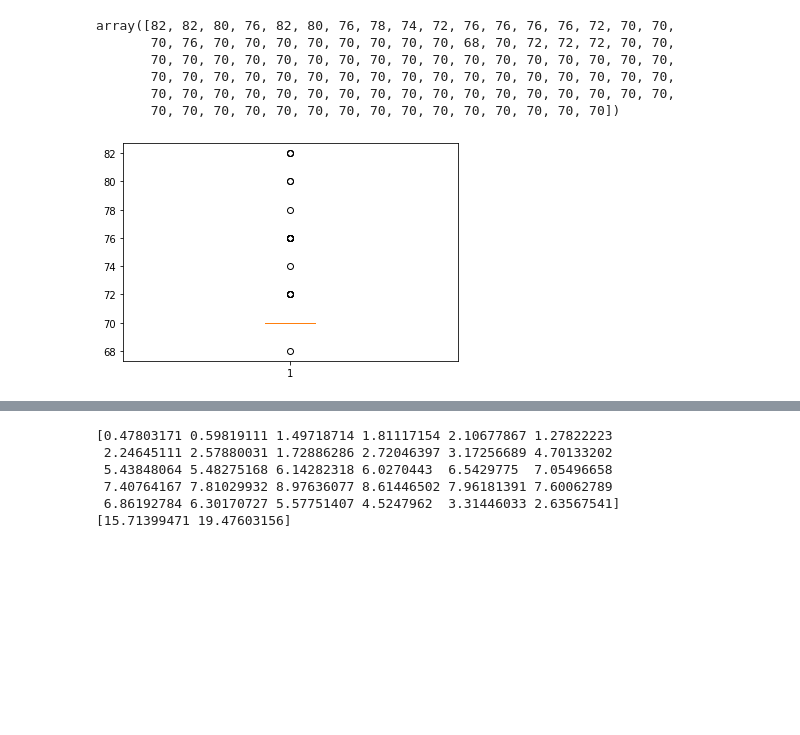
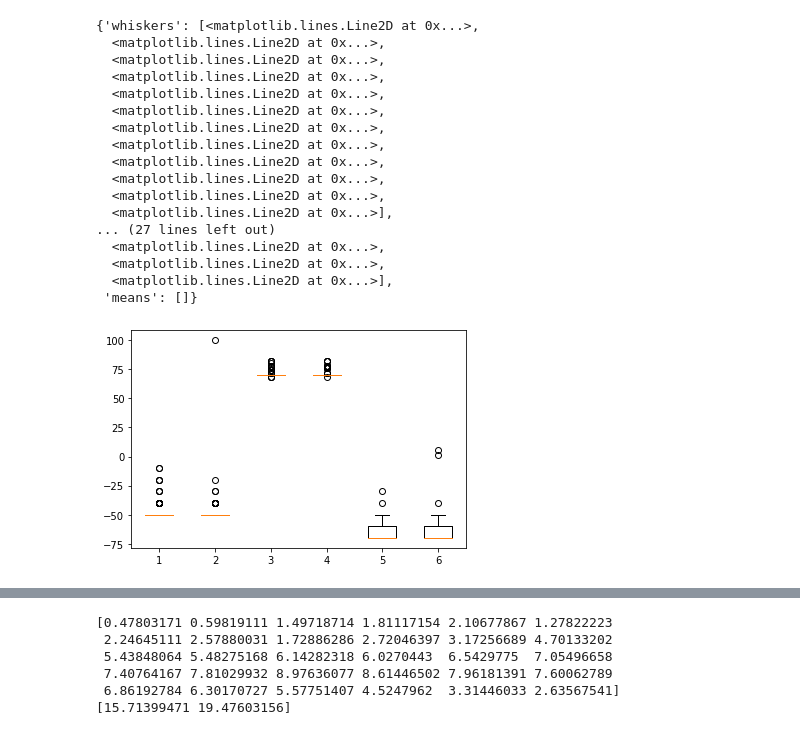
Before and after one commit to laurensjdv/evoman_framework, a Jupyter notebook: exp.ipynb, the cells around one changed output, grey strips where cells are left out. Drawn from its saved outputs; the diff is of its cells as text; code cells hidden in the pictures; blank space fills up the shorter version.

```diff
--- a/exp.ipynb
+++ b/exp.ipynb
@@ -73,0 +121,2 @@ Gen 29 - Best: 87.59342407327507 - Mean: 57.51613553642093
+# %%
+results_b, pops_b, envs_b = get_results(run_base_algo)
@@ -93,27 +182,53 @@ for i in [1,2,3]:
 # %%
 from optimization_dummy import evaluate_gain
 
 #fit_pop1 = np.array([evaluate(envs[enemy], pops[1]) for enemy in [1,2,3]])
-gain_pop1 = evaluate_gain(envs[2], pops[2])
+#gain_pop1 = evaluate_gain(envs[2], pops[2])
 # fit_pop2 = [evaluate(envs[enemy], pops[3]) for enemy in [1,2,3]]
 
 # print(np.mean(fit_pop1, axis= 1))
 # # print(fit_pop1)
 
 # plt.figure()
 # plt.bar([1,2,3], np.mean(fit_pop1, axis= 1))
 # plt.xticks([1,2,3], ['enemy 1', 'enemy 2', 'enemy 3'])
 # plt.ylabel('Fitness')
 # plt.title('Fitness for each enemy')
 
+pops_d[2]
 plt.figure()
-plt.boxplot(gain_pop1)
-gain_pop1
+gains = []
+
+
+for i in [1,2,4]:
+    gain_d = np.zeros(100,)
+    gain_b = np.zeros(100,)
+    for _ in range(5):
+        gain_d += evaluate_gain(envs_d[i], pops_d[i])
+        gain_b += evaluate_gain(envs_b[i], pops_b[i])
+    gains.append(gain_b/5)
+    gains.append(gain_d/5)
+
+plt.boxplot(gains)
+
+# evaluate_gain(envs_d[1], pops_d[1]).shape
+#plt.boxplot((evaluate_gain(envs_d[i], pops_d[i]) + evaluate_gain(envs_d[i], pops_d[i]))/5)
 # %% [output]
-array([82, 82, 80, 76, 82, 80, 76, 78, 74, 72, 76, 76, 76, 76, 72, 70, 70,
-       70, 76, 70, 70, 70, 70, 70, 70, 70, 70, 68, 70, 72, 72, 72, 70, 70,
-       70, 70, 70, 70, 70, 70, 70, 70, 70, 70, 70, 70, 70, 70, 70, 70, 70,
-       70, 70, 70, 70, 70, 70, 70, 70, 70, 70, 70, 70, 70, 70, 70, 70, 70,
-       70, 70, 70, 70, 70, 70, 70, 70, 70, 70, 70, 70, 70, 70, 70, 70, 70,
-       70, 70, 70, 70, 70, 70, 70, 70, 70, 70, 70, 70, 70, 70, 70])
+{'whiskers': [<matplotlib.lines.Line2D at 0x...>,
+  <matplotlib.lines.Line2D at 0x...>,
+  <matplotlib.lines.Line2D at 0x...>,
+  <matplotlib.lines.Line2D at 0x...>,
+  <matplotlib.lines.Line2D at 0x...>,
+  <matplotlib.lines.Line2D at 0x...>,
+  <matplotlib.lines.Line2D at 0x...>,
+  <matplotlib.lines.Line2D at 0x...>,
+  <matplotlib.lines.Line2D at 0x...>,
+  <matplotlib.lines.Line2D at 0x...>,
+  <matplotlib.lines.Line2D at 0x...>,
+  <matplotlib.lines.Line2D at 0x...>],
+... (27 lines left out)
+  <matplotlib.lines.Line2D at 0x...>,
+  <matplotlib.lines.Line2D at 0x...>,
+  <matplotlib.lines.Line2D at 0x...>],
+ 'means': []}
-[figure, old version]
+[figure, new version]
```
Also changed, not shown: parts of 5 cells of this notebook, 1 other file.
